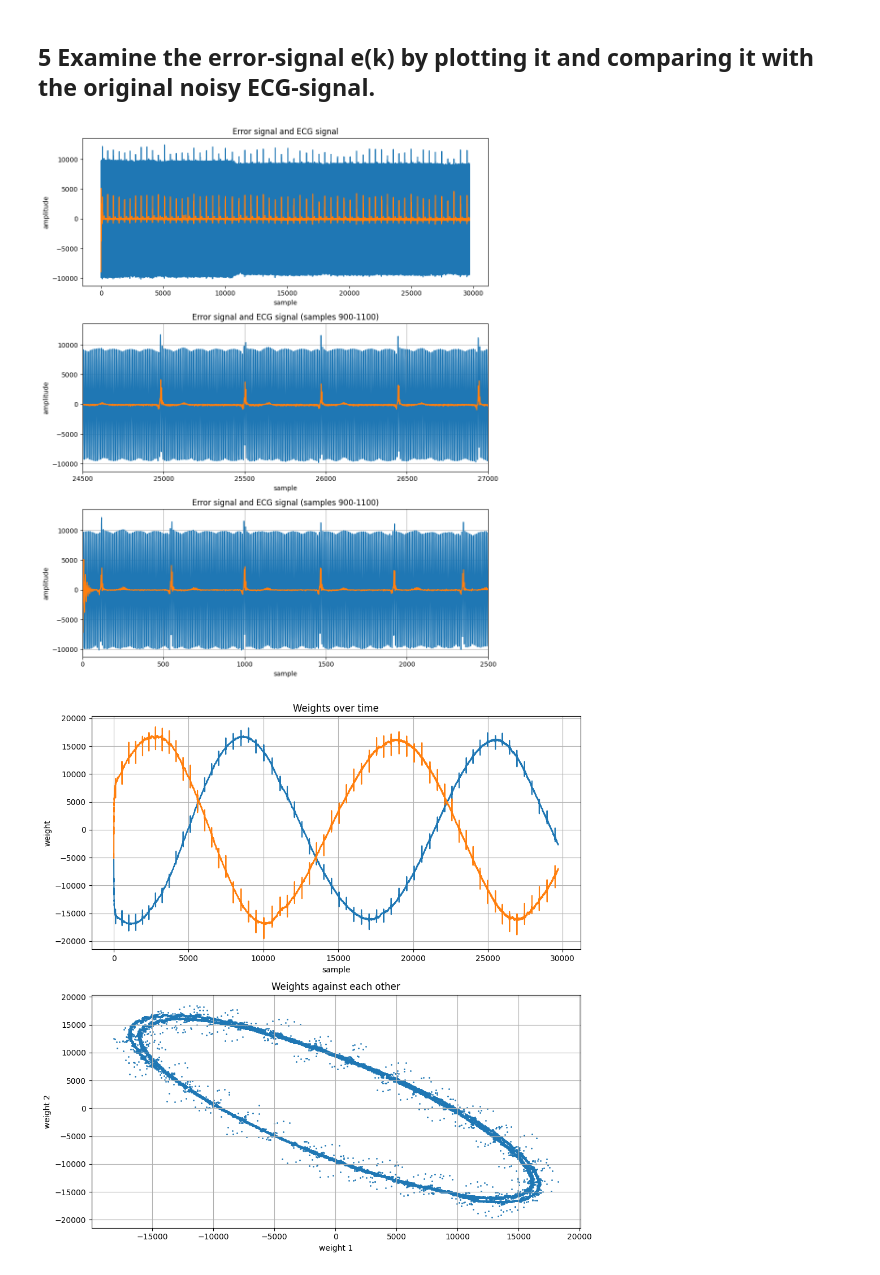
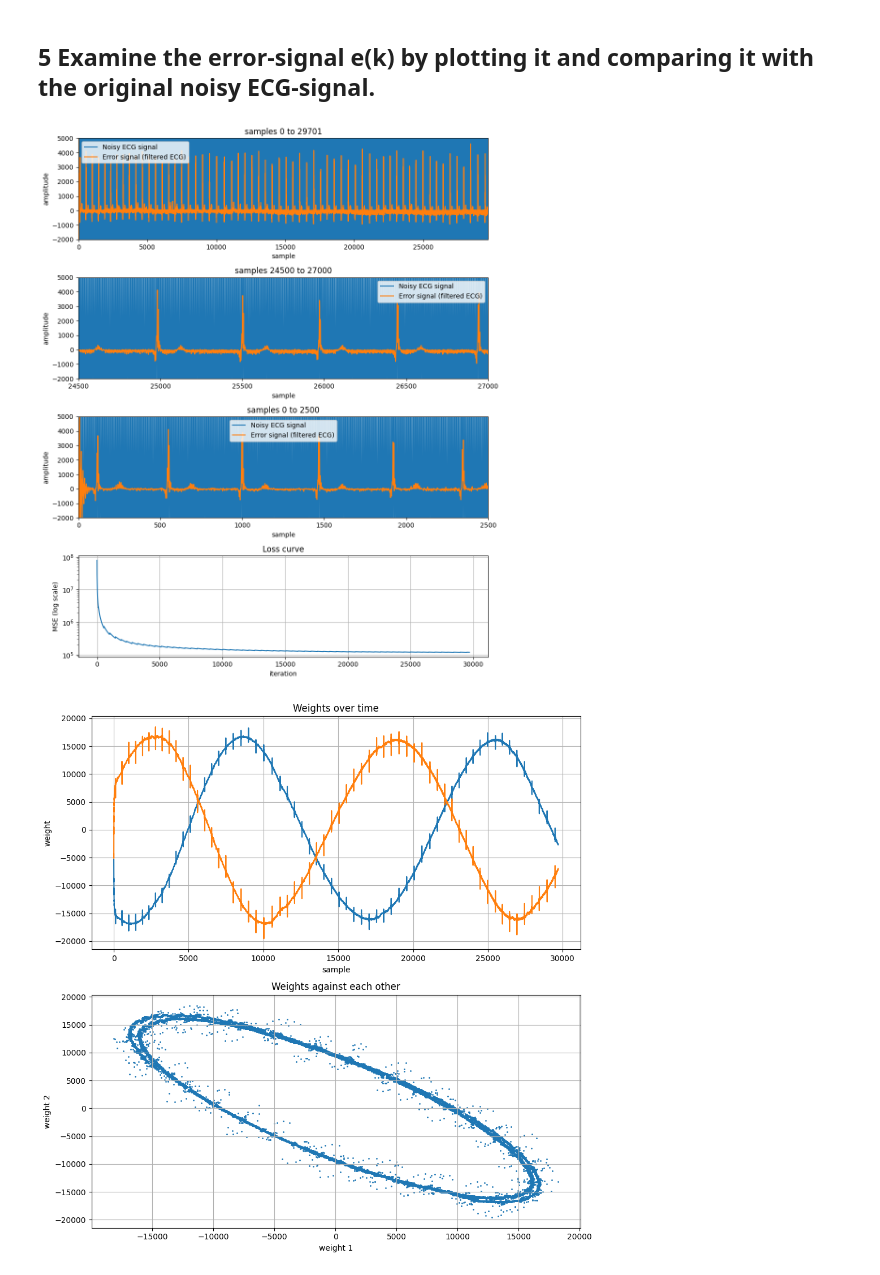
Before and after one commit to kpbaks/advance-signal-processing-assignment-2, a Jupyter notebook: assignment_2.ipynb, the cells around one changed output. Drawn from its saved outputs; the diff is of its cells as text; code cells hidden in the pictures.

Commit message:
wip: adaptive line enhancer

```diff
--- a/assignment_2.ipynb
+++ b/assignment_2.ipynb
@@ -104,6 +113,37 @@ upper_limit_for_learning_rate_with_lms
 print(f'0 < mu < {upper_limit_for_learning_rate_with_lms:.2f}')
 # %% [output]
 0 < mu < 0.31
+# %%
+def plot_filtered_ecg_signal(adaptive_filter_result, xlim_intervals = [(0, n_samples), (24500, 27000), (0, 2500)], plot_loss_curve: bool = True) -> None:
+    n_plots = len(xlim_intervals)
+    n_plots += 1 if plot_loss_curve else 0
+
+    _, ax = plt.subplots(n_plots, 1, figsize=(10, 12))
+
+    err = adaptive_filter_result.err
+    mse = adaptive_filter_result.mse
+
+    for i, (xlim_min, xlim_max) in enumerate(xlim_intervals):
+        ax[i].plot(ecg)
+        ax[i].plot(err)
+        ax[i].set_title(f'samples {xlim_min} to {xlim_max}')
+        ax[i].set_xlabel('sample')
+        ax[i].set_ylabel('amplitude')
+        ax[i].set_ylim(-2000, 5000)
+        ax[i].set_xlim(xlim_min, xlim_max)
+        ax[i].legend(['Noisy ECG signal', 'Error signal (filtered ECG)'])
+
+    # plot loss curve
+    if plot_loss_curve:
+        ax[n_plots - 1].plot(mse)
+        ax[n_plots - 1].set_title('Loss curve')
+        ax[n_plots - 1].set_xlabel('iteration')
+        ax[n_plots - 1].semilogy()
+        ax[n_plots - 1].set_ylabel('MSE (log scale)')
+        ax[n_plots - 1].grid()
+
+    plt.tight_layout()
+    plt.show()
 # %%
 mu = 0.3 # step size between 0 and 1 / (3 * trR)
 
@@ -114,41 +153,8 @@ w = lms_result.w
 # %% [markdown]
 ##  5 Examine the error-signal e(k) by plotting it and comparing it with the original noisy ECG-signal.
-# %%
-# plot error signal and ecg signal, fist with all samples and then with the first 1000 samples
-_, ax = plt.subplots(3, 1, figsize=(10, 12))
-ax[0].plot(ecg)
-ax[0].plot(err)
-ax[0].set_title('Error signal and ECG signal')
-ax[0].set_xlabel('sample')
-ax[0].set_ylabel('amplitude')
-
-ax[1].plot(ecg)
-ax[1].plot(err)
-ax[1].set_title('Error signal and ECG signal (samples 900-1100)')
-ax[1].set_xlabel('sample')
-ax[1].set_xlim(24500, 27000)
-ax[1].grid()
-ax[1].set_ylabel('amplitude')
-
-ax[2].plot(ecg)
-ax[2].plot(err)
-ax[2].set_title('Error signal and ECG signal (samples 900-1100)')
-ax[2].set_xlabel('sample')
-ax[2].set_xlim(0, 2500)
-ax[2].grid()
-ax[2].set_ylabel('amplitude')
-
-# ax[3].plot(ecg)
-# ax[3].plot(err)
-# ax[3].set_title('Error signal, ECG signal and filtered ECG signal (samples 900-1100)')
-# ax[3].set_xlabel('sample')
-# ax[3].set_xlim(24500, 25500)
-# ax[3].grid()
-# ax[3].set_ylabel('amplitude')
-
-plt.tight_layout()
-plt.show()
-# %% [output]
-[figure, removed]
+# %%
+plot_filtered_ecg_signal(lms_result)
+# %% [output]
+[figure, added]
 # %%
 # plot weights over time and against each other
```
Also changed, not shown: parts of 21 cells of this notebook, 4 other files.
